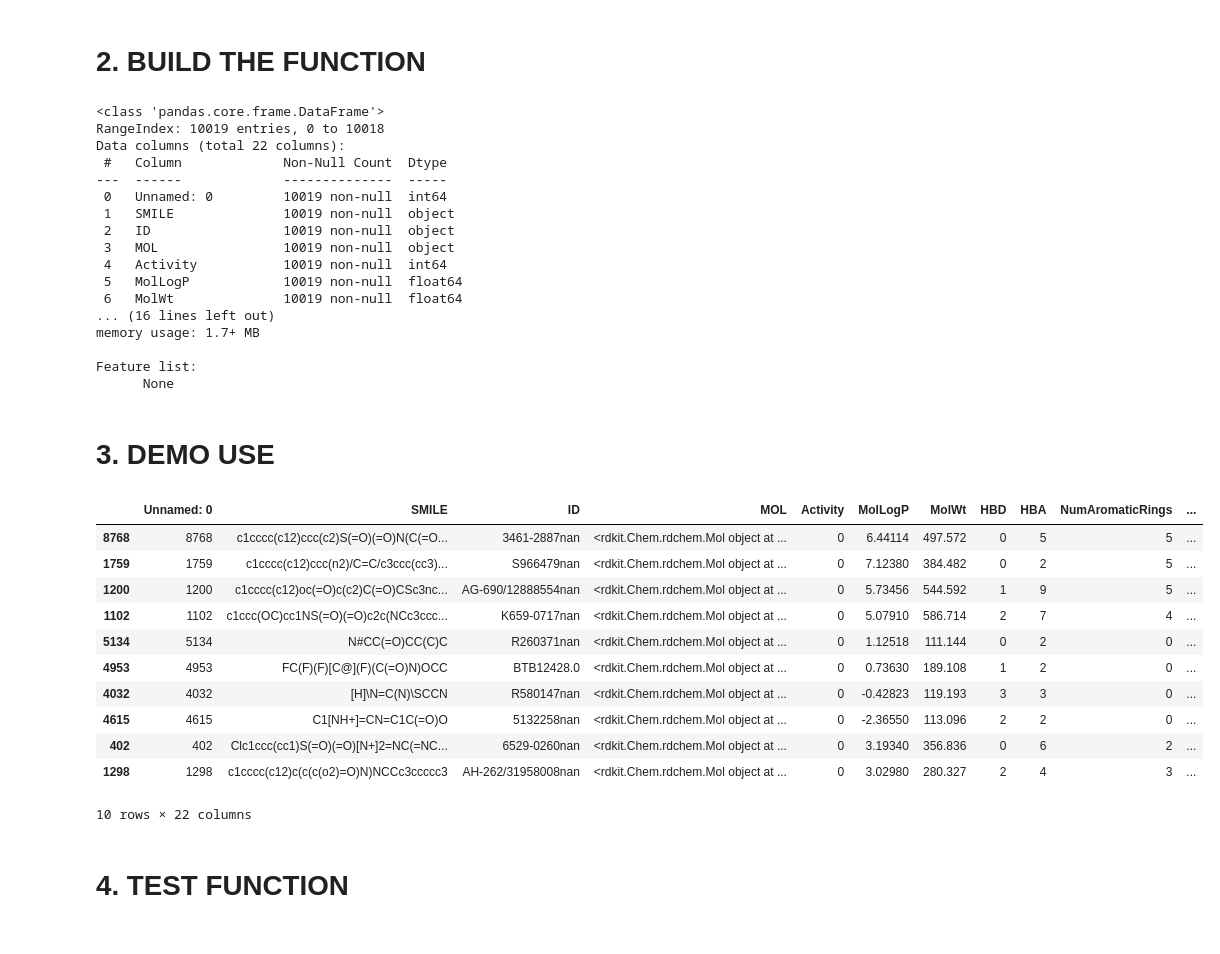
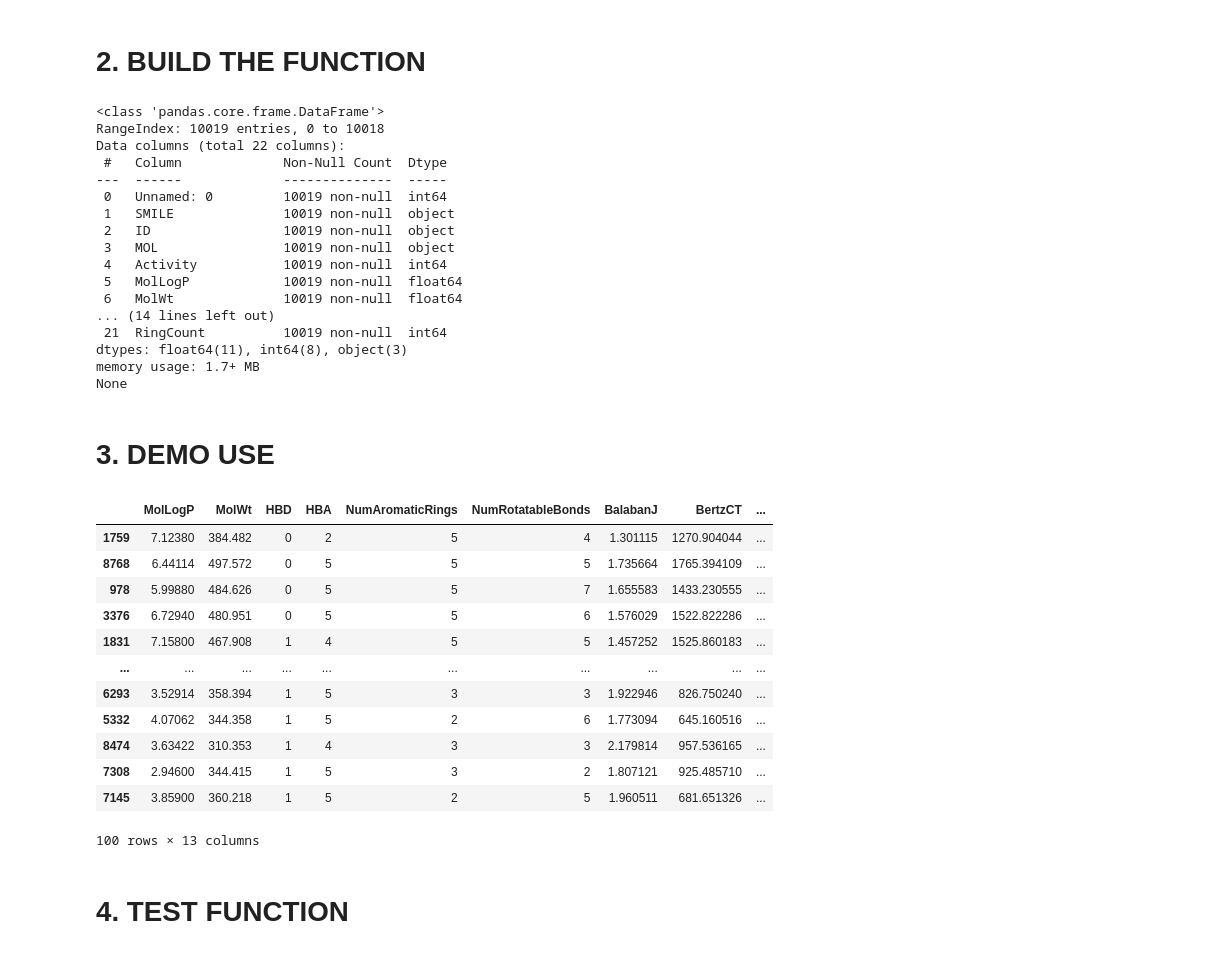
Before and after one commit to DinhLongHuynh/Variety_training_test_split, a Jupyter notebook: variety_sampling.ipynb, the cells around one changed output. Cells and saved outputs as stored; diff of their text form; code cells hidden in the pictures.

```diff
--- a/variety_sampling.ipynb
+++ b/variety_sampling.ipynb
@@ -15,9 +15,7 @@ import math
 file_path = 'sample_data.csv'
 
 df = pd.read_csv(file_path)
-print(f'''
-Feature list:
-      {df.info()}''')
+print(df.info())
 # %% [output]
 <class 'pandas.core.frame.DataFrame'>
 RangeIndex: 10019 entries, 0 to 10018
@@ -31,14 +29,14 @@ Data columns (total 22 columns):
  4   Activity           10019 non-null  int64
  5   MolLogP            10019 non-null  float64
  6   MolWt              10019 non-null  float64
-... (16 lines left out)
+... (14 lines left out)
+ 21  RingCount          10019 non-null  int64
+dtypes: float64(11), int64(8), object(3)
 memory usage: 1.7+ MB
-
-Feature list:
-      None
+None
 # %%
 # Fill the features that you want to do the PCA
-feature_list = ['MolLogP','MolWt','HBD','HBA','NumAromaticRings','NumRotatableBonds','BalabanJ','BertzCT','HeavyAtomCount','FpDensityMorgan1']
+feature_list = ['MolLogP','MolWt','HBD','HBA','NumAromaticRings','NumRotatableBonds','BalabanJ','BertzCT','HeavyAtomCount','FpDensityMorgan1','FractionCSP3','TPSA','MolMR']
 
 df_prep = df[feature_list]
 # %%
@@ -69,7 +67,7 @@ def variety_selection_pca_based(data, n_components=2, n_obs_each_corner=1, n_cen
     global df_pca
     pca = PCA(n_components=n_components)
     df_pca = pca.fit_transform(data_standard)
-    df_pca = pd.DataFrame(df_pca, columns=[f'PC{i+1}' for i in range(n_components)])
+    df_pca = pd.DataFrame(df_pca, columns=[f'PC{i+1}' for i in range(n_components)], index = data.index)
 
     # Calculate distance to original PCA points
     df_pca['Distance'] = (df_pca ** 2).sum(axis=1)
@@ -81,9 +79,9 @@ def variety_selection_pca_based(data, n_components=2, n_obs_each_corner=1, n_cen
     # Groupsign and choose n_maxmum point at each corner
     global sign_columns
     sign_columns = [column for column in df_pca.columns if column.startswith('sign_')]
-    df_pca = df_pca.sort_values(by=sign_columns + ['Distance'])
 
     max_index = df_pca.groupby(sign_columns)['Distance'].nlargest(n_obs_each_corner).index.get_level_values(-1)
+
 
     # Choose minimum distance as center point
     min_index = df_pca['Distance'].nsmallest(n_center_point).index.get_level_values(-1)
@@ -92,29 +90,30 @@ def variety_selection_pca_based(data, n_components=2, n_obs_each_corner=1, n_cen
     global final_index
     final_index = pd.Index(np.concatenate([max_index, min_index]))
 
-    df_train = df.loc[final_index]
-    df_test = df.drop(df_train.index)
+    df_train = data.loc[final_index]
+    df_test = data.drop(df_train.index)
     # Extract corresponding index
     return df_train, df_test
 # %% [markdown]
 # **3. DEMO USE**
 # %%
 # Demo use
-df_train, df_test = variety_selection_pca_based(data=df_prep, n_components=2, n_obs_each_corner=2,n_center_point=2)
+df_train, df_test = variety_selection_pca_based(data=df_prep, n_components=2, n_obs_each_corner=20,n_center_point=20)
 df_train
 # %% [output]
-|  | Unnamed: 0 | SMILE | ID | MOL | Activity | MolLogP | MolWt | HBD | HBA | NumAromaticRings | ... |
-| 8768 | 8768 | c1cccc(c12)ccc(c2)S(=O)(=O)N(C(=O... | 3461-2887nan | <rdkit.Chem.rdchem.Mol object at ... | 0 | 6.44114 | 497.572 | 0 | 5 | 5 | ... |
-| 1759 | 1759 | c1cccc(c12)ccc(n2)/C=C/c3ccc(cc3)... | S966479nan | <rdkit.Chem.rdchem.Mol object at ... | 0 | 7.12380 | 384.482 | 0 | 2 | 5 | ... |
-| 1200 | 1200 | c1cccc(c12)oc(=O)c(c2)C(=O)CSc3nc... | AG-690/12888554nan | <rdkit.Chem.rdchem.Mol object at ... | 0 | 5.73456 | 544.592 | 1 | 9 | 5 | ... |
-| 1102 | 1102 | c1ccc(OC)cc1NS(=O)(=O)c2c(NCc3ccc... | K659-0717nan | <rdkit.Chem.rdchem.Mol object at ... | 0 | 5.07910 | 586.714 | 2 | 7 | 4 | ... |
-| 5134 | 5134 | N#CC(=O)CC(C)C | R260371nan | <rdkit.Chem.rdchem.Mol object at ... | 0 | 1.12518 | 111.144 | 0 | 2 | 0 | ... |
-| 4953 | 4953 | FC(F)(F)[C@](F)(C(=O)N)OCC | BTB12428.0 | <rdkit.Chem.rdchem.Mol object at ... | 0 | 0.73630 | 189.108 | 1 | 2 | 0 | ... |
-| 4032 | 4032 | [H]\N=C(N)\SCCN | R580147nan | <rdkit.Chem.rdchem.Mol object at ... | 0 | -0.42823 | 119.193 | 3 | 3 | 0 | ... |
-| 4615 | 4615 | C1[NH+]=CN=C1C(=O)O | 5132258nan | <rdkit.Chem.rdchem.Mol object at ... | 0 | -2.36550 | 113.096 | 2 | 2 | 0 | ... |
-| 402 | 402 | Clc1ccc(cc1)S(=O)(=O)[N+]2=NC(=NC... | 6529-0260nan | <rdkit.Chem.rdchem.Mol object at ... | 0 | 3.19340 | 356.836 | 0 | 6 | 2 | ... |
-| 1298 | 1298 | c1cccc(c12)c(c(c(o2)=O)N)NCCc3ccccc3 | AH-262/31958008nan | <rdkit.Chem.rdchem.Mol object at ... | 0 | 3.02980 | 280.327 | 2 | 4 | 3 | ... |
+|  | MolLogP | MolWt | HBD | HBA | NumAromaticRings | NumRotatableBonds | BalabanJ | BertzCT | ... |
+| 1759 | 7.12380 | 384.482 | 0 | 2 | 5 | 4 | 1.301115 | 1270.904044 | ... |
+| 8768 | 6.44114 | 497.572 | 0 | 5 | 5 | 5 | 1.735664 | 1765.394109 | ... |
+| 978 | 5.99880 | 484.626 | 0 | 5 | 5 | 7 | 1.655583 | 1433.230555 | ... |
+| 3376 | 6.72940 | 480.951 | 0 | 5 | 5 | 6 | 1.576029 | 1522.822286 | ... |
+| 1831 | 7.15800 | 467.908 | 1 | 4 | 5 | 5 | 1.457252 | 1525.860183 | ... |
+| ... | ... | ... | ... | ... | ... | ... | ... | ... | ... |
+| 6293 | 3.52914 | 358.394 | 1 | 5 | 3 | 3 | 1.922946 | 826.750240 | ... |
+| 5332 | 4.07062 | 344.358 | 1 | 5 | 2 | 6 | 1.773094 | 645.160516 | ... |
+| 8474 | 3.63422 | 310.353 | 1 | 4 | 3 | 3 | 2.179814 | 957.536165 | ... |
+| 7308 | 2.94600 | 344.415 | 1 | 5 | 3 | 2 | 1.807121 | 925.485710 | ... |
+| 7145 | 3.85900 | 360.218 | 1 | 5 | 2 | 5 | 1.960511 | 681.651326 | ... |
-10 rows × 22 columns
+100 rows × 13 columns
 # %% [markdown]
 # **4. TEST FUNCTION**
 # %%
```
Also changed, not shown: parts of 2 cells of this notebook.
